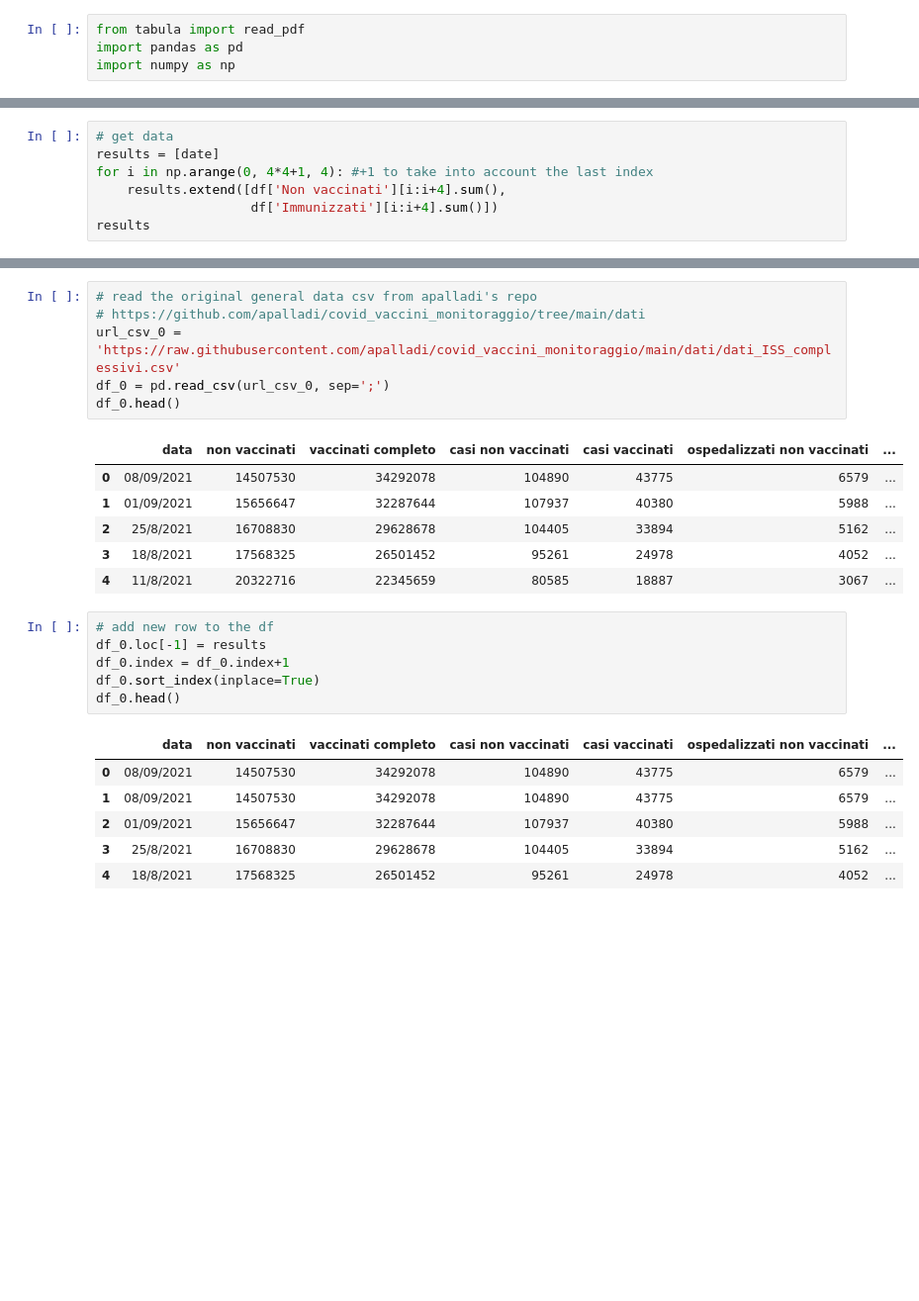
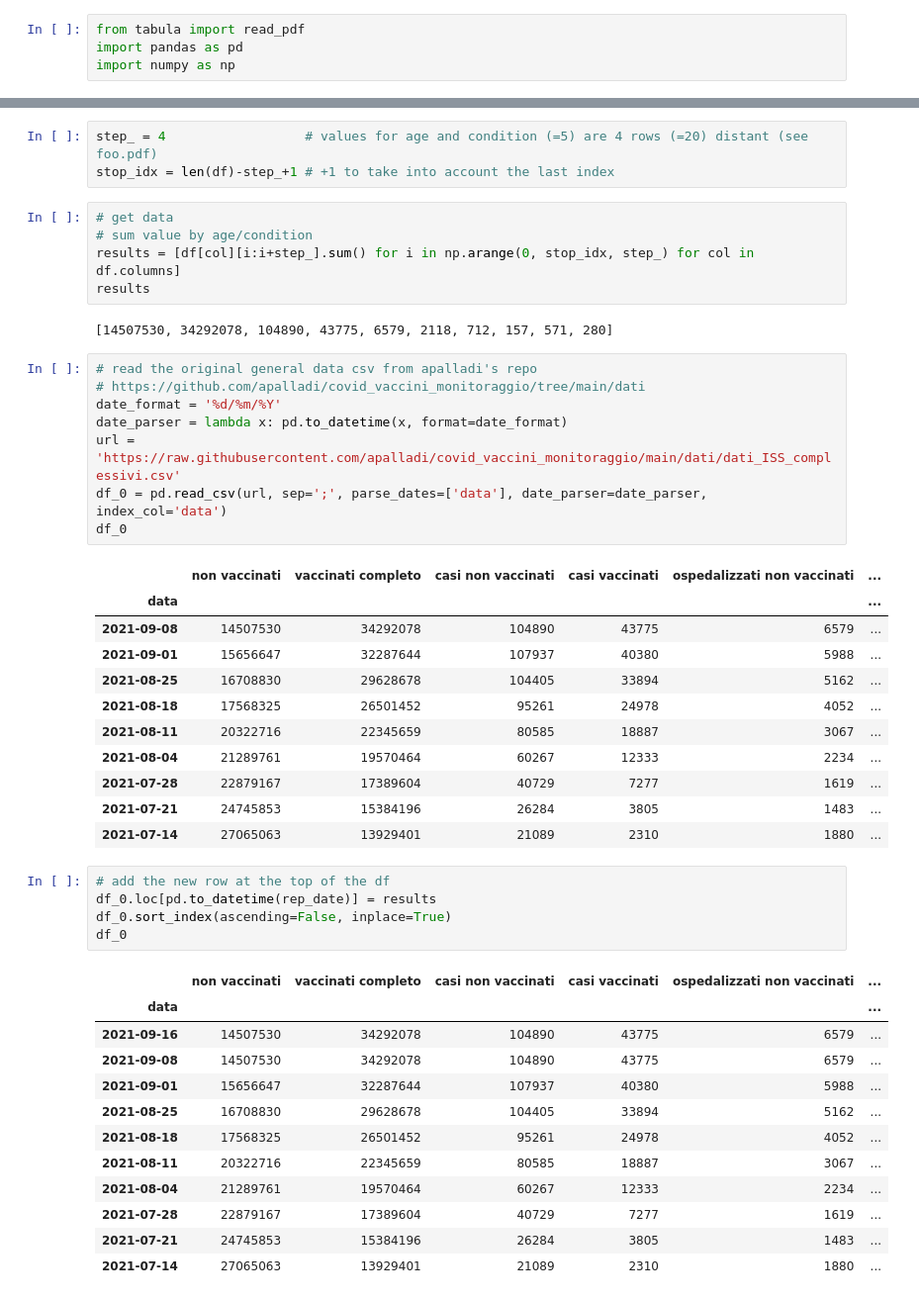
Before and after one commit to apalladi/covid_vaccini_monitoraggio, a Jupyter notebook: dati/dati_selezione.ipynb, the cells around one changed output, grey strips where cells are left out. Shown at 99% size. Drawn from its saved outputs; the diff is of its cells as text; blank space fills up the shorter version.

Commit message:
Migliorato notebook 'dati_selezione'
Signed-off-by: enricocid <enrico2588@gmail.com>

```diff
--- a/dati/dati_selezione.ipynb
+++ b/dati/dati_selezione.ipynb
@@ -54,10 +65,3 @@ df
 | 21 | 85 | 10 |
 | 23 | 257 | 62 |
 | 24 | 222 | 208 |
-# %%
-# get data
-results = [date]
-for i in np.arange(0, 4*4+1, 4): #+1 to take into account the last index
-    results.extend([df['Non vaccinati'][i:i+4].sum(),
-                    df['Immunizzati'][i:i+4].sum()])
-results
@@ -76,26 +68,48 @@ results
+# %%
+step_ = 4                  # values for age and condition (=5) are 4 rows (=20) distant (see foo.pdf)
+stop_idx = len(df)-step_+1 # +1 to take into account the last index
+# %%
+# get data
+# sum value by age/condition
+results = [df[col][i:i+step_].sum() for i in np.arange(0, stop_idx, step_) for col in df.columns]
+results
+# %% [output]
+[14507530, 34292078, 104890, 43775, 6579, 2118, 712, 157, 571, 280]
 # %%
 # read the original general data csv from apalladi's repo
 # https://github.com/apalladi/covid_vaccini_monitoraggio/tree/main/dati
-url_csv_0 = 'https://raw.githubusercontent.com/apalladi/covid_vaccini_monitoraggio/main/dati/dati_ISS_complessivi.csv'
-df_0 = pd.read_csv(url_csv_0, sep=';')
-df_0.head()
+date_format = '%d/%m/%Y'
+date_parser = lambda x: pd.to_datetime(x, format=date_format)
+url = 'https://raw.githubusercontent.com/apalladi/covid_vaccini_monitoraggio/main/dati/dati_ISS_complessivi.csv'
+df_0 = pd.read_csv(url, sep=';', parse_dates=['data'], date_parser=date_parser, index_col='data')
+df_0
 # %% [output]
-|  | data | non vaccinati | vaccinati completo | casi non vaccinati | casi vaccinati | ospedalizzati non vaccinati | ... |
-| 0 | 08/09/2021 | 14507530 | 34292078 | 104890 | 43775 | 6579 | ... |
-| 1 | 01/09/2021 | 15656647 | 32287644 | 107937 | 40380 | 5988 | ... |
-| 2 | 25/8/2021 | 16708830 | 29628678 | 104405 | 33894 | 5162 | ... |
-| 3 | 18/8/2021 | 17568325 | 26501452 | 95261 | 24978 | 4052 | ... |
-| 4 | 11/8/2021 | 20322716 | 22345659 | 80585 | 18887 | 3067 | ... |
+|  | non vaccinati | vaccinati completo | casi non vaccinati | casi vaccinati | ospedalizzati non vaccinati | ... |
+| data |  |  |  |  |  | ... |
+| 2021-09-08 | 14507530 | 34292078 | 104890 | 43775 | 6579 | ... |
+| 2021-09-01 | 15656647 | 32287644 | 107937 | 40380 | 5988 | ... |
+| 2021-08-25 | 16708830 | 29628678 | 104405 | 33894 | 5162 | ... |
+| 2021-08-18 | 17568325 | 26501452 | 95261 | 24978 | 4052 | ... |
+| 2021-08-11 | 20322716 | 22345659 | 80585 | 18887 | 3067 | ... |
+| 2021-08-04 | 21289761 | 19570464 | 60267 | 12333 | 2234 | ... |
+| 2021-07-28 | 22879167 | 17389604 | 40729 | 7277 | 1619 | ... |
+| 2021-07-21 | 24745853 | 15384196 | 26284 | 3805 | 1483 | ... |
+| 2021-07-14 | 27065063 | 13929401 | 21089 | 2310 | 1880 | ... |
 # %%
-# add new row to the df
-df_0.loc[-1] = results
-df_0.index = df_0.index+1
-df_0.sort_index(inplace=True)
-df_0.head()
+# add the new row at the top of the df
+df_0.loc[pd.to_datetime(rep_date)] = results
+df_0.sort_index(ascending=False, inplace=True)
+df_0
 # %% [output]
-|  | data | non vaccinati | vaccinati completo | casi non vaccinati | casi vaccinati | ospedalizzati non vaccinati | ... |
-| 0 | 08/09/2021 | 14507530 | 34292078 | 104890 | 43775 | 6579 | ... |
-| 1 | 08/09/2021 | 14507530 | 34292078 | 104890 | 43775 | 6579 | ... |
-| 2 | 01/09/2021 | 15656647 | 32287644 | 107937 | 40380 | 5988 | ... |
-| 3 | 25/8/2021 | 16708830 | 29628678 | 104405 | 33894 | 5162 | ... |
-| 4 | 18/8/2021 | 17568325 | 26501452 | 95261 | 24978 | 4052 | ... |
+|  | non vaccinati | vaccinati completo | casi non vaccinati | casi vaccinati | ospedalizzati non vaccinati | ... |
+| data |  |  |  |  |  | ... |
+| 2021-09-16 | 14507530 | 34292078 | 104890 | 43775 | 6579 | ... |
+| 2021-09-08 | 14507530 | 34292078 | 104890 | 43775 | 6579 | ... |
+| 2021-09-01 | 15656647 | 32287644 | 107937 | 40380 | 5988 | ... |
+| 2021-08-25 | 16708830 | 29628678 | 104405 | 33894 | 5162 | ... |
+| 2021-08-18 | 17568325 | 26501452 | 95261 | 24978 | 4052 | ... |
+| 2021-08-11 | 20322716 | 22345659 | 80585 | 18887 | 3067 | ... |
+| 2021-08-04 | 21289761 | 19570464 | 60267 | 12333 | 2234 | ... |
+| 2021-07-28 | 22879167 | 17389604 | 40729 | 7277 | 1619 | ... |
+| 2021-07-21 | 24745853 | 15384196 | 26284 | 3805 | 1483 | ... |
+| 2021-07-14 | 27065063 | 13929401 | 21089 | 2310 | 1880 | ... |
```
Also changed, not shown: parts of 10 cells of this notebook.
